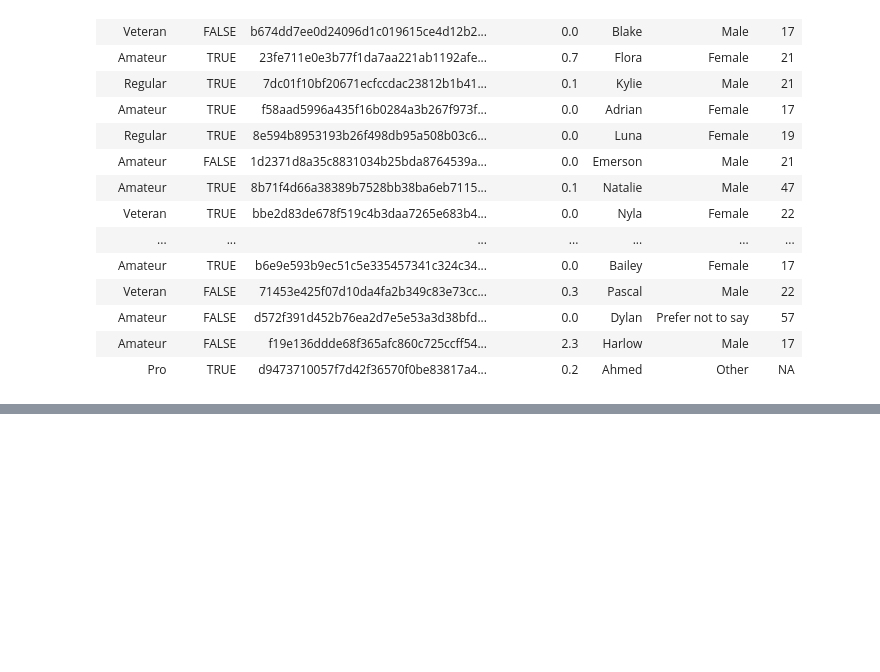
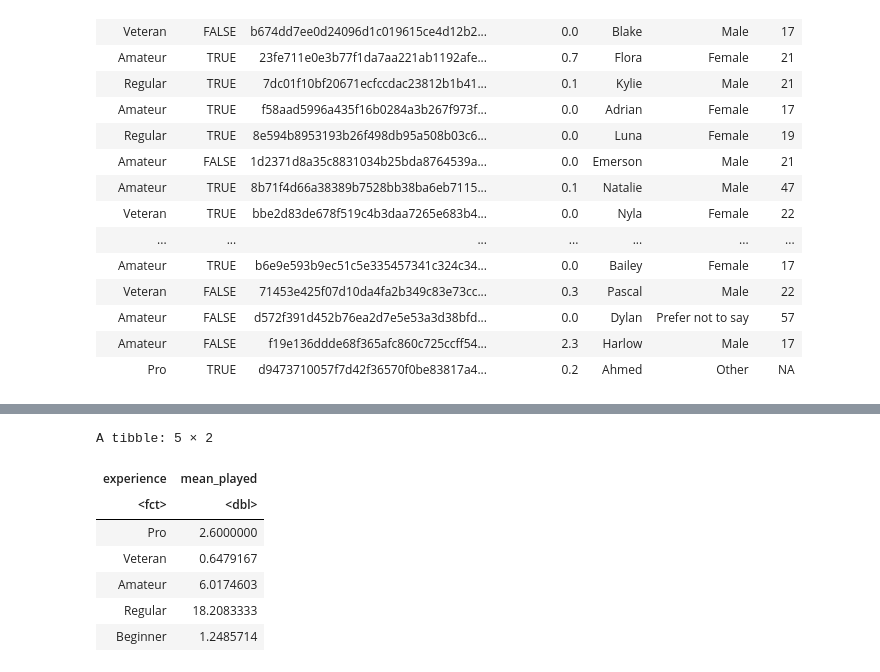
Before and after one commit to xiaobaozi39/DSCI100-individual-Planning-Stage, a Jupyter notebook: Individual_planning_stage_81212722.ipynb, the cells around one changed output, grey strips where cells are left out. Cells and saved outputs as stored; diff of their text form; code cells hidden in the pictures; blank space fills up the shorter version.

Commit message:
Summarize Data
I did the summarize to the data and find out the mean played hours based on different types.

```diff
--- a/Individual_planning_stage_81212722.ipynb
+++ b/Individual_planning_stage_81212722.ipynb
@@ -138,0 +205,13 @@ A tibble: 196 × 7
+# %%
+players |>
+  group_by(experience) |>
+  summarise(mean_played = mean(played_hours, na.rm = TRUE))
+# %% [output]
+A tibble: 5 × 2
+| experience | mean_played |
+| <fct> | <dbl> |
+| Pro | 2.6000000 |
+| Veteran | 0.6479167 |
+| Amateur | 6.0174603 |
+| Regular | 18.2083333 |
+| Beginner | 1.2485714 |
```
Also changed, not shown: parts of 2 cells of this notebook, 1 other file.
